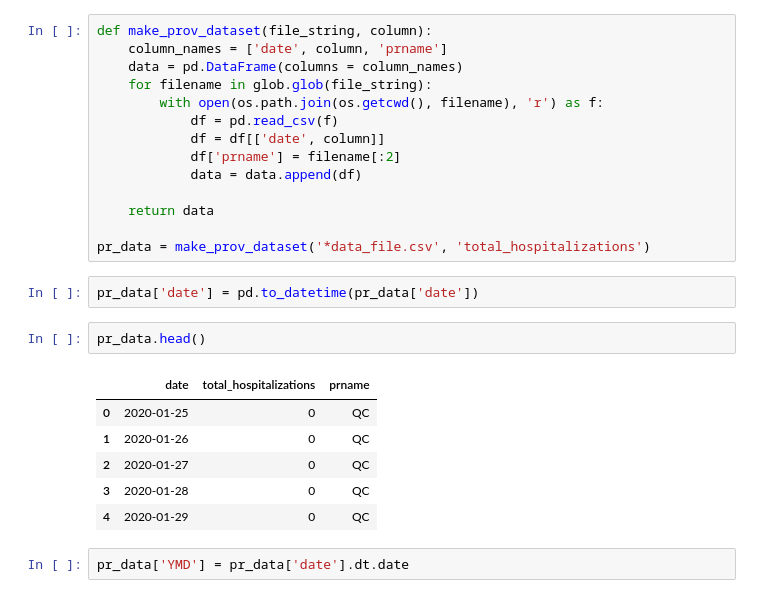
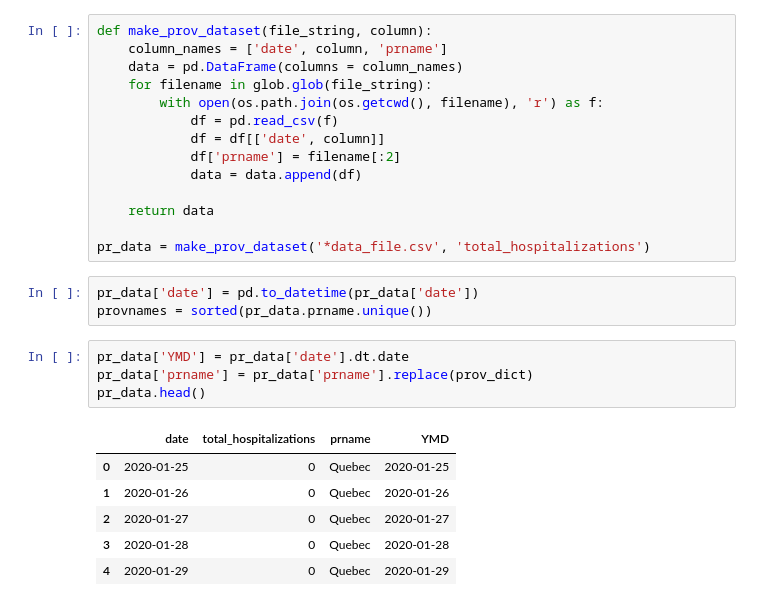
Before and after one commit to eringill/COVID_dashboard_reboot, a Jupyter notebook: wrangling_scripts/COVID19tracker.ipynb, the cells around one changed output. Saved outputs shown, nothing was run; the diff lists cells and outputs as text.

```diff
--- a/wrangling_scripts/COVID19tracker.ipynb
+++ b/wrangling_scripts/COVID19tracker.ipynb
@@ -66,14 +66,15 @@ def make_prov_dataset(file_string, column):
 pr_data = make_prov_dataset('*data_file.csv', 'total_hospitalizations')
 # %%
 pr_data['date'] = pd.to_datetime(pr_data['date'])
+provnames = sorted(pr_data.prname.unique())
-# %%
-pr_data.head()
-# %% [output]
-|  | date | total_hospitalizations | prname |
-| 0 | 2020-01-25 | 0 | QC |
-| 1 | 2020-01-26 | 0 | QC |
-| 2 | 2020-01-27 | 0 | QC |
-| 3 | 2020-01-28 | 0 | QC |
-| 4 | 2020-01-29 | 0 | QC |
 # %%
 pr_data['YMD'] = pr_data['date'].dt.date
+pr_data['prname'] = pr_data['prname'].replace(prov_dict)
+pr_data.head()
+# %% [output]
+|  | date | total_hospitalizations | prname | YMD |
+| 0 | 2020-01-25 | 0 | Quebec | 2020-01-25 |
+| 1 | 2020-01-26 | 0 | Quebec | 2020-01-26 |
+| 2 | 2020-01-27 | 0 | Quebec | 2020-01-27 |
+| 3 | 2020-01-28 | 0 | Quebec | 2020-01-28 |
+| 4 | 2020-01-29 | 0 | Quebec | 2020-01-29 |
```
Also changed, not shown: parts of 2 cells of this notebook.
